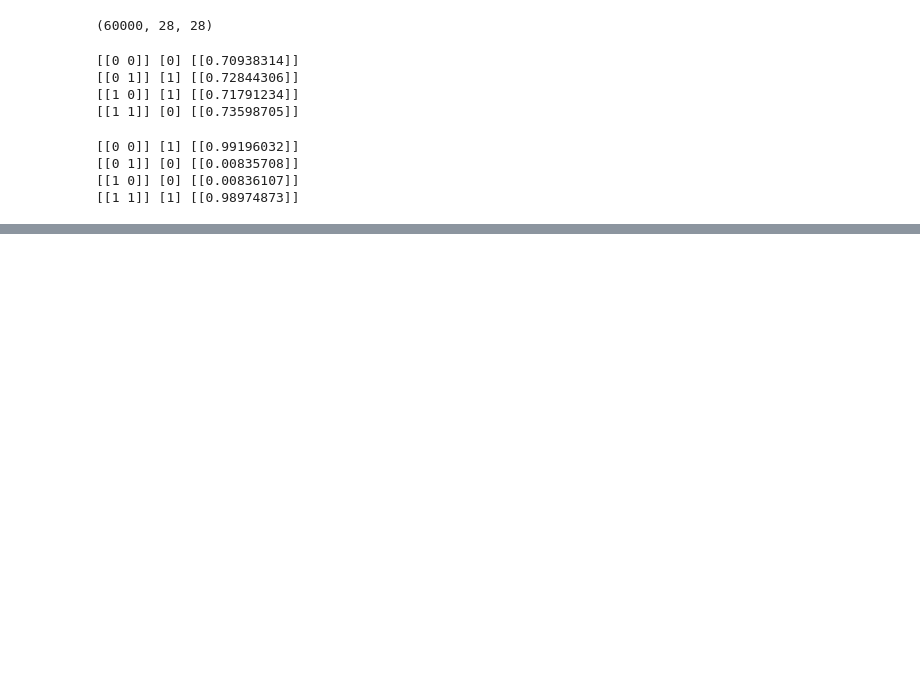
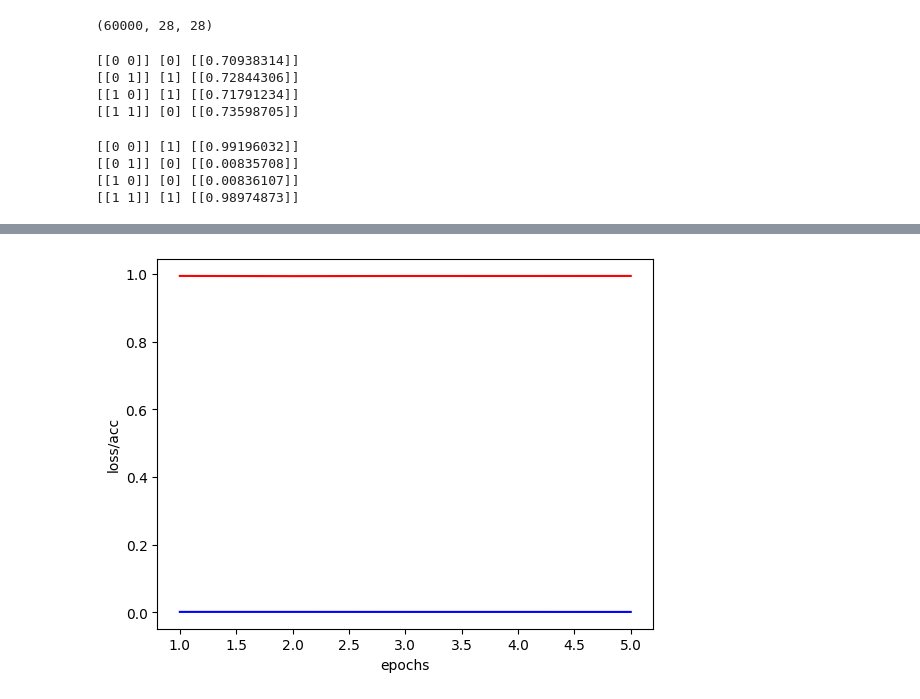
Before and after one commit to SuyongYang/MachineLearningPractice, a Jupyter notebook: PracticeDL.ipynb, the cells around one changed output, grey strips where cells are left out. Drawn from its saved outputs; the diff is of its cells as text; code cells hidden in the pictures; blank space fills up the shorter version.

```diff
--- a/PracticeDL.ipynb
+++ b/PracticeDL.ipynb
@@ -769,0 +867,9 @@ test()
+# %%
+
+plt.plot(epochs, loss, 'b', label='Training Loss')
+plt.plot(epochs, acc, 'r', label='Accuracy')
+plt.xlabel('epochs')
+plt.ylabel('loss/acc')
+plt.show()
+# %% [output]
+[figure, added]
```
Also changed, not shown: parts of 9 cells of this notebook, 7 other files.
